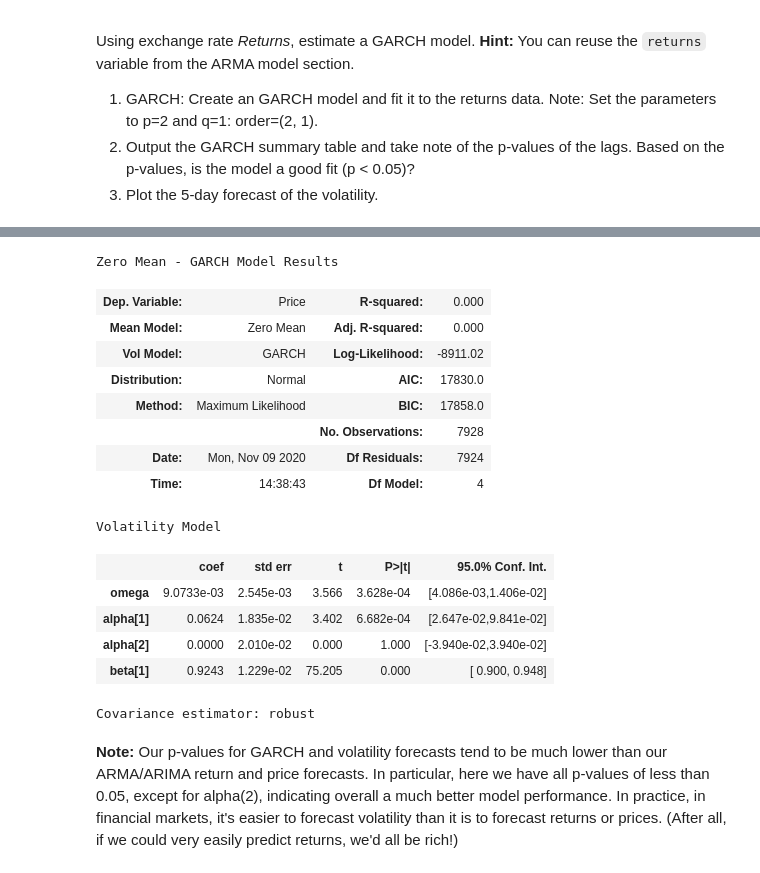
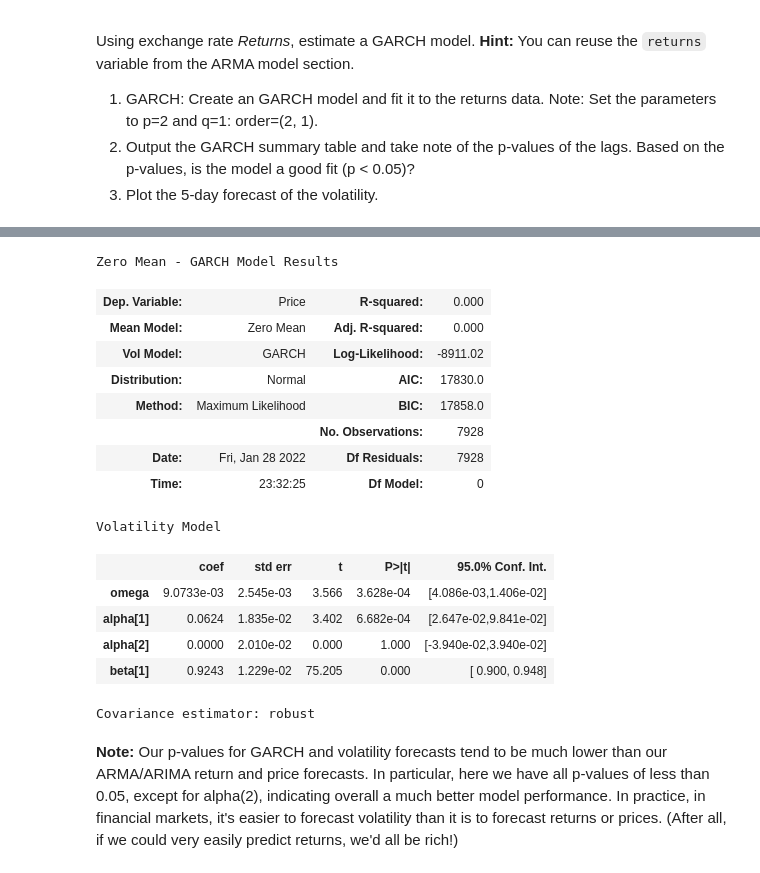
Before and after one commit to brilliantlyc/Yen_Time_Series_Analysis, a Jupyter notebook: time_series_analysis.ipynb, the cells around one changed output, grey strips where cells are left out. Drawn from its saved outputs; the diff is of its cells as text; code cells hidden in the pictures.

Commit message:
Completed the GARCH model analysis and conclusions of time series notebook.

```diff
--- a/time_series_analysis.ipynb
+++ b/time_series_analysis.ipynb
@@ -256,0 +234,6 @@ Optimization terminated successfully    (Exit mode 0)
+# %%
+# Estimate a GARCH model:
+model = arch.arch_model(returns, mean="Zero", vol="GARCH", p=2, q=1)
+
+# Fit the model
+res = model.fit()
@@ -257,16 +259,16 @@ Optimization terminated successfully    (Exit mode 0)
 # %%
 # Summarize the model results
-# YOUR CODE HERE!
+res.summary()
 # %% [output]
 Zero Mean - GARCH Model Results
 | Dep. Variable: | Price | R-squared: | 0.000 |
 | Mean Model: | Zero Mean | Adj. R-squared: | 0.000 |
 | Vol Model: | GARCH | Log-Likelihood: | -8911.02 |
 | Distribution: | Normal | AIC: | 17830.0 |
 | Method: | Maximum Likelihood | BIC: | 17858.0 |
 |  |  | No. Observations: | 7928 |
-| Date: | Mon, Nov 09 2020 | Df Residuals: | 7924 |
-| Time: | 14:38:43 | Df Model: | 4 |
+| Date: | Fri, Jan 28 2022 | Df Residuals: | 7928 |
+| Time: | 23:32:25 | Df Model: | 0 |
 Volatility Model
 |  | coef | std err | t | P>|t| | 95.0% Conf. Int. |
 | omega | 9.0733e-03 | 2.545e-03 | 3.566 | 3.628e-04 | [4.086e-03,1.406e-02] |
```
Also changed, not shown: parts of 16 cells of this notebook.
